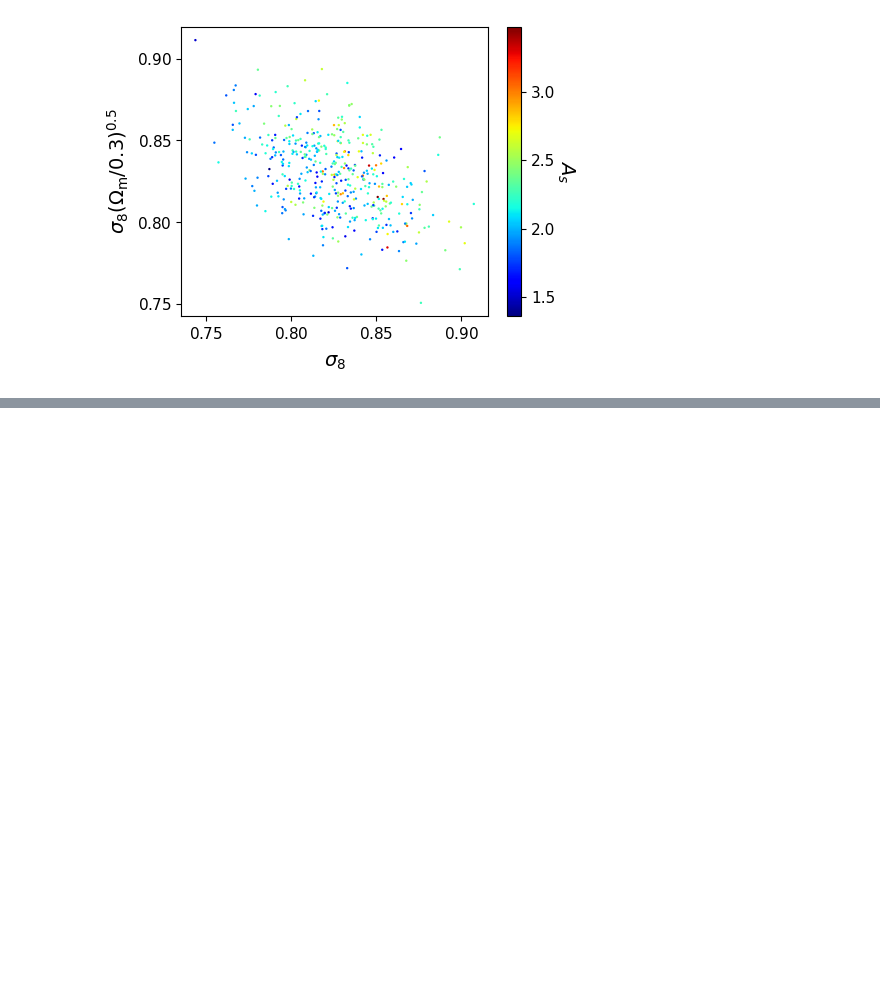
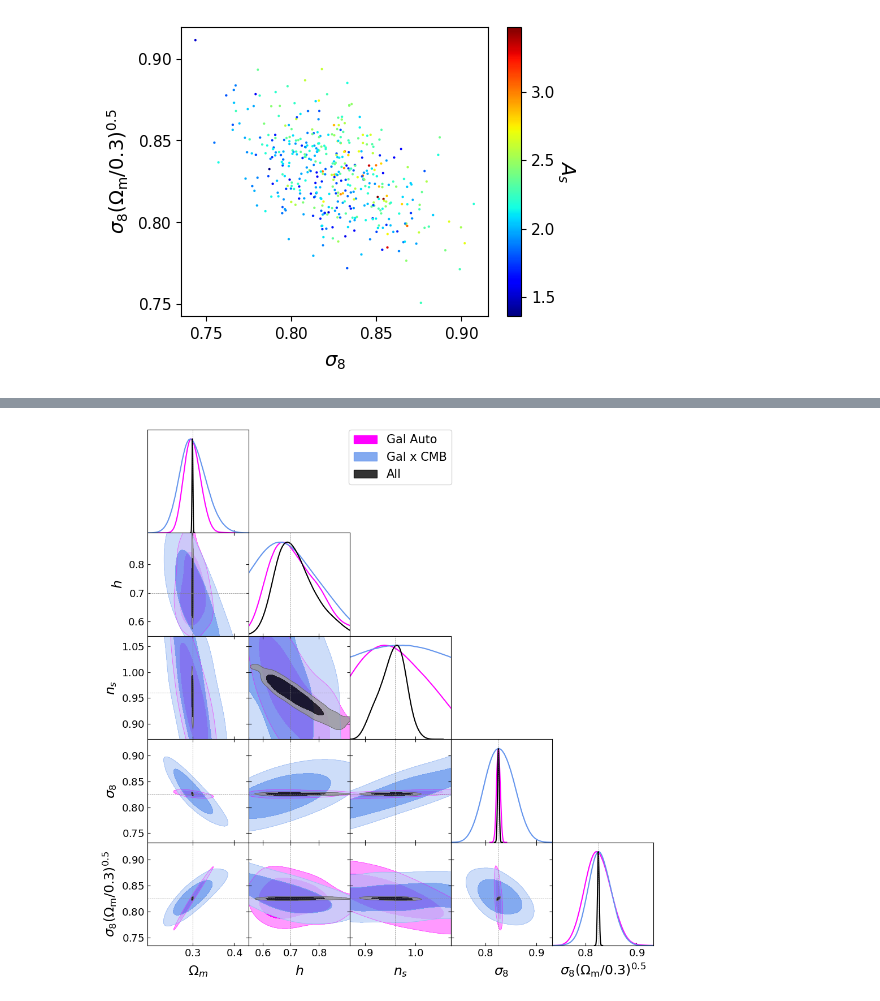
Before and after one commit to gracegibbins/cosmo4cast, a Jupyter notebook: varyparams/chain/chainplots.ipynb, the cells around one changed output, grey strips where cells are left out. Saved outputs shown, nothing was run; the diff lists cells and outputs as text; code cells hidden in the pictures; blank space fills up the shorter version.

```diff
--- a/varyparams/chain/chainplots.ipynb
+++ b/varyparams/chain/chainplots.ipynb
@@ -159,0 +240,15 @@ TypeError: 'module' object is not callable
+# %%
+
+g = plots.get_subplot_plotter()
+g.settings.alpha_filled_add=0.8
+g.settings.legend_fontsize=18
+g.settings.lab_fontsize=20
+g.settings.axes_fontsize=16
+
+g.triangle_plot([gal_samples, galcmb_samples, all_samples],
+                ["Omega_m","h","n_s","sigma8", "S8"], filled=True,
+                colors = ['magenta','cornflowerblue','black'],
+                markers={"Omega_m":0.3, "h":0.7, "n_s":0.96, "sigma8":0.825395112586185, "S8":0.825395112586185},
+                legend_labels=['Gal Auto', 'Gal x CMB', 'All'],
+                line_args=[{'lw':1.5, 'color':'magenta'}, {'lw':1.5, 'color':'cornflowerblue'}, {'lw':1.5, 'color':'black'}])
+# %% [output]
@@ -159,0 +257 @@ TypeError: 'module' object is not callable
+[figure, added]
```
Also changed, not shown: parts of 13 cells of this notebook, 1 other file.
